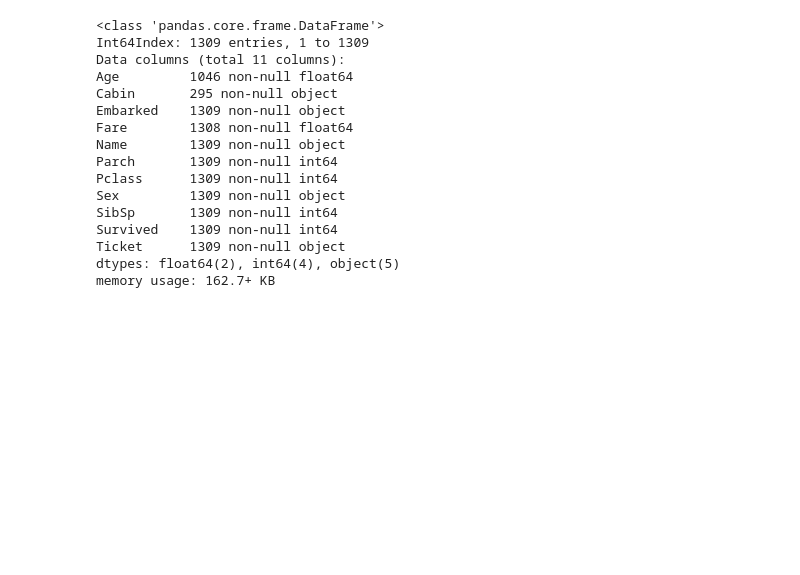
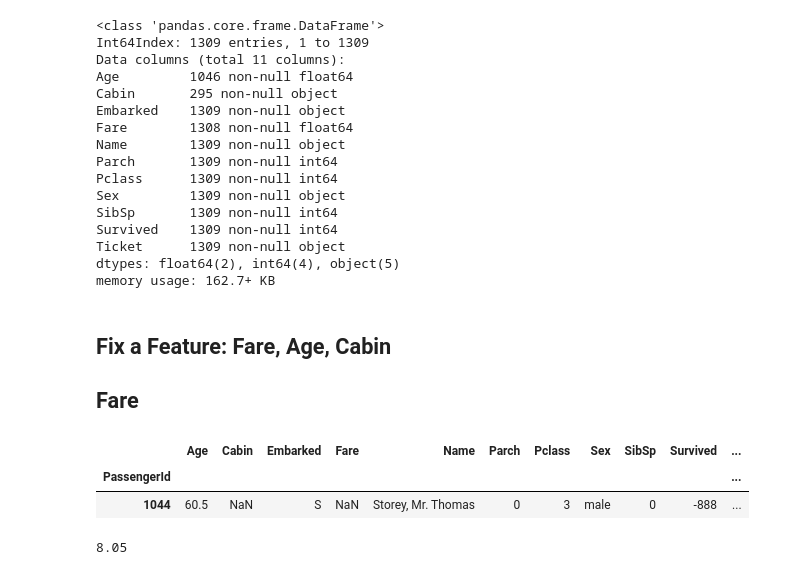
Before and after one commit to graemerenfrew/titanic, a Jupyter notebook: notebooks/2.0-ak-exploring-processing-data.ipynb, the cells around one changed output. Cells and saved outputs as stored; diff of their text form; code cells hidden in the pictures; blank space fills up the shorter version.

Commit message:
imputing missing Fare feature

```diff
--- a/notebooks/2.0-ak-exploring-processing-data.ipynb
+++ b/notebooks/2.0-ak-exploring-processing-data.ipynb
@@ -741,3 +741,21 @@ dtypes: float64(2), int64(4), object(5)
 memory usage: 162.7+ KB
 # %%
 # Ok - so now we have 1309 records for Embarked feature being non-null.
+# %% [markdown]
+## Fix a Feature: Fare, Age, Cabin
+## Fare
+# %%
+# This only has one missing value, so should be easier to fix :D  Keep it simple
+# Which rows have missing Fare
+df[df.Fare.isnull()]
+# %% [output]
+|  | Age | Cabin | Embarked | Fare | Name | Parch | Pclass | Sex | SibSp | Survived | ... |
+| PassengerId |  |  |  |  |  |  |  |  |  |  | ... |
+| 1044 | 60.5 | NaN | S | NaN | Storey, Mr. Thomas | 0 | 3 | male | 0 | -888 | ... |
+# %%
+# Pax class 3rd, boarded at Southampton
+# We could use the median value for this data
+median_3rd_class_fare = df.loc[(df.Pclass == 3) & (df.Embarked =='S'),'Fare'].median()
+print(median_3rd_class_fare)
+# %% [output]
+8.05
```
Also changed, not shown: parts of 3 cells of this notebook.
